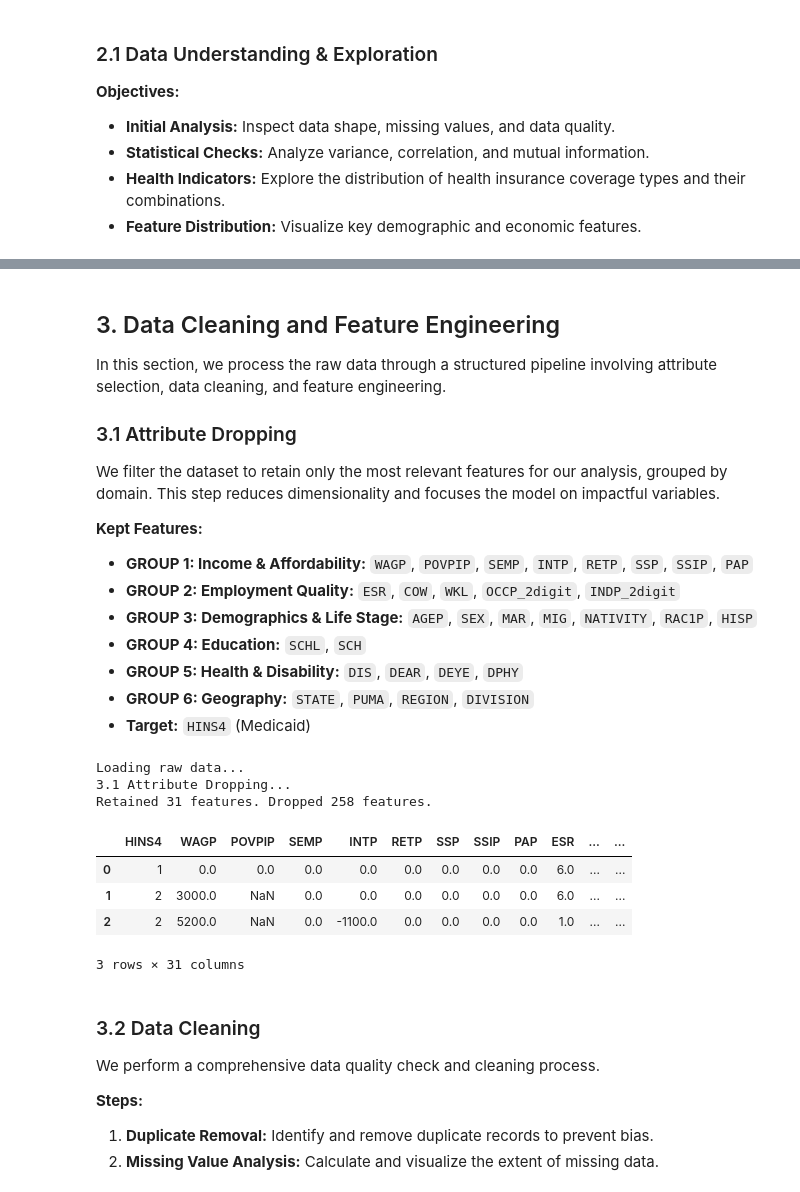
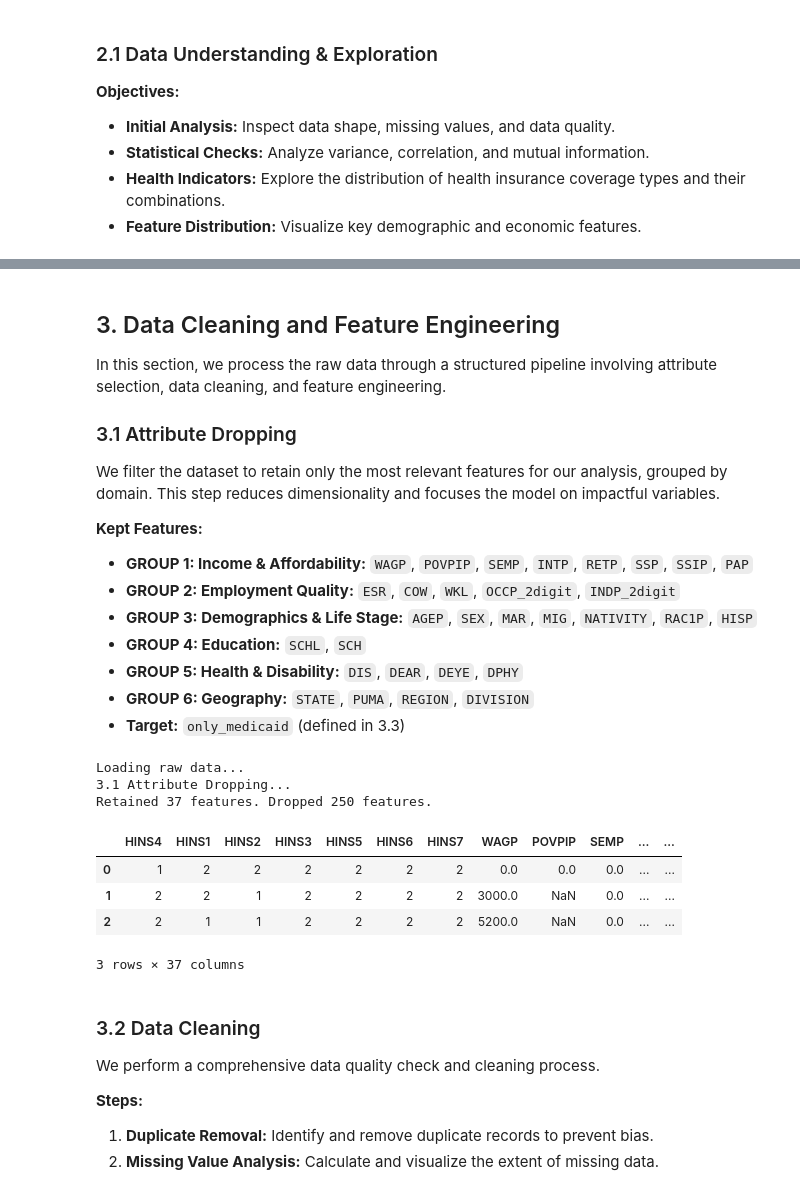
Before and after one commit to UnicornnGrg/AppliedMachineLearning, a Jupyter notebook: Project_Report.ipynb, the cells around one changed output, grey strips where cells are left out. Cells and saved outputs as stored; diff of their text form; code cells hidden in the pictures.

Commit message:
Correct target variable

```diff
--- a/Project_Report.ipynb
+++ b/Project_Report.ipynb
@@ -276,67 +264,56 @@ We filter the dataset to retain only the most relevant features for our analysis
 *   **GROUP 4: Education:** `SCHL`, `SCH`
 *   **GROUP 5: Health & Disability:** `DIS`, `DEAR`, `DEYE`, `DPHY`
 *   **GROUP 6: Geography:** `STATE`, `PUMA`, `REGION`, `DIVISION`
-*   **Target:** `HINS4` (Medicaid)
+*   **Target:** `only_medicaid` (defined in 3.3)
 # %%
 def filter_attributes(df_input):
     print("3.1 Attribute Dropping...")
     df = df_input.copy()
 
-    # 1. Create Derived Features needed for selection
-    # OCCP/INDP 2-digit conversion
-    if 'OCCP' in df.columns:
-        df['OCCP_2digit'] = df['OCCP'].fillna(0).astype(int).astype(str).str.zfill(4).str[:2]
-    if 'INDP' in df.columns:
-        df['INDP_2digit'] = df['INDP'].fillna(0).astype(int).astype(str).str.zfill(4).str[:2]
-
-    # Map ST to STATE if needed
-    if 'ST' in df.columns and 'STATE' not in df.columns:
-        df['STATE'] = df['ST']
-
     # 2. Define Feature Groups
     keep_cols = [
         # Target
-        'HINS4',
+        'HINS4', 'HINS1', 'HINS2', 'HINS3', 'HINS5', 'HINS6', 'HINS7',
         # Income & Affordability
         'WAGP', 'POVPIP', 'SEMP', 'INTP', 'RETP', 'SSP', 'SSIP', 'PAP',
         # Employment Quality
-        'ESR', 'COW', 'WKL', 'OCCP_2digit', 'INDP_2digit',
+        'ESR', 'COW', 'WKL', 'OCCP', 'INDP',
         # Demographics
         'AGEP', 'SEX', 'MAR', 'MIG', 'NATIVITY', 'RAC1P', 'HISP',
         # Education
         'SCHL', 'SCH',
         # Health
         'DIS', 'DEAR', 'DEYE', 'DPHY',
         # Geography
         'STATE', 'PUMA', 'REGION', 'DIVISION'
     ]
 
     # Filter columns
     existing_cols = [c for c in keep_cols if c in df.columns]
     dropped_cols = len(df.columns) - len(existing_cols)
 
     df_selected = df[existing_cols].copy()
     print(f"Retained {len(existing_cols)} features. Dropped {dropped_cols} features.")
     return df_selected
 
 # Execute 3.1
 if os.path.exists(DATA_RAW):
     print("Loading raw data...")
     df_raw = pd.read_csv(DATA_RAW)
     # Filter Age immediately
     df_raw = df_raw[(df_raw['AGEP'] >= 18) & (df_raw['AGEP'] <= 65)]
 
     df_3_1 = filter_attributes(df_raw)
     display(df_3_1.head(3))
 # %% [output]
 Loading raw data...
 3.1 Attribute Dropping...
-Retained 31 features. Dropped 258 features.
+Retained 37 features. Dropped 250 features.
-|  | HINS4 | WAGP | POVPIP | SEMP | INTP | RETP | SSP | SSIP | PAP | ESR | ... | ... |
-| 0 | 1 | 0.0 | 0.0 | 0.0 | 0.0 | 0.0 | 0.0 | 0.0 | 0.0 | 6.0 | ... | ... |
-| 1 | 2 | 3000.0 | NaN | 0.0 | 0.0 | 0.0 | 0.0 | 0.0 | 0.0 | 6.0 | ... | ... |
-| 2 | 2 | 5200.0 | NaN | 0.0 | -1100.0 | 0.0 | 0.0 | 0.0 | 0.0 | 1.0 | ... | ... |
+|  | HINS4 | HINS1 | HINS2 | HINS3 | HINS5 | HINS6 | HINS7 | WAGP | POVPIP | SEMP | ... | ... |
+| 0 | 1 | 2 | 2 | 2 | 2 | 2 | 2 | 0.0 | 0.0 | 0.0 | ... | ... |
+| 1 | 2 | 2 | 1 | 2 | 2 | 2 | 2 | 3000.0 | NaN | 0.0 | ... | ... |
+| 2 | 2 | 1 | 1 | 2 | 2 | 2 | 2 | 5200.0 | NaN | 0.0 | ... | ... |
-3 rows × 31 columns
+3 rows × 37 columns
 # %% [markdown]
 ### 3.2 Data Cleaning
 We perform a comprehensive data quality check and cleaning process.
```
Also changed, not shown: parts of 38 cells of this notebook.
